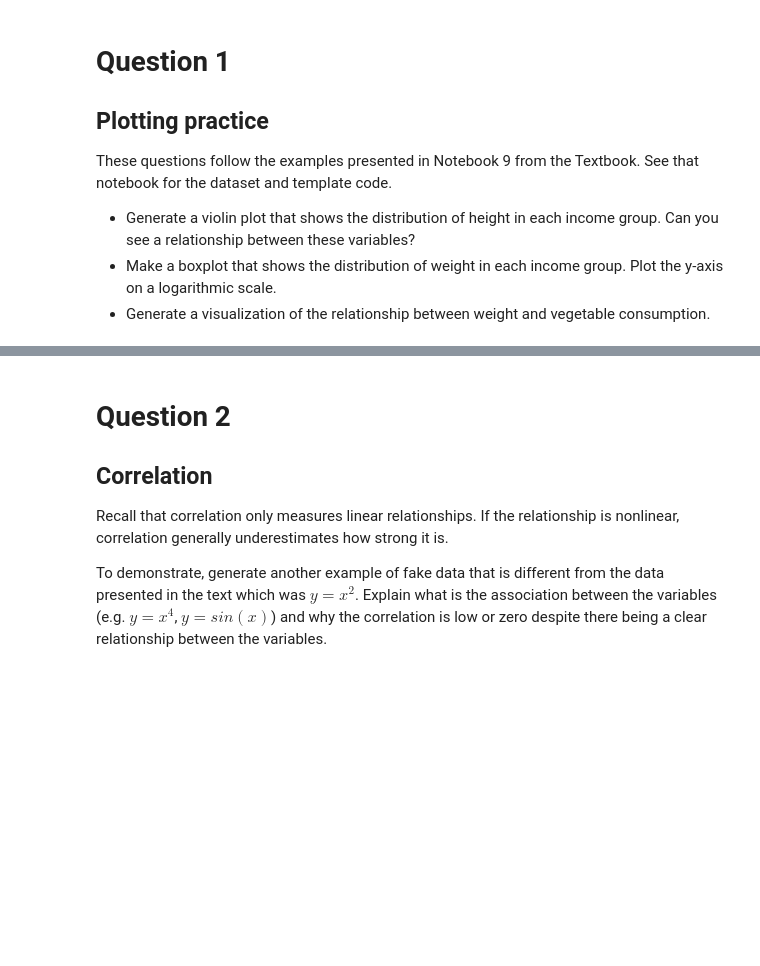
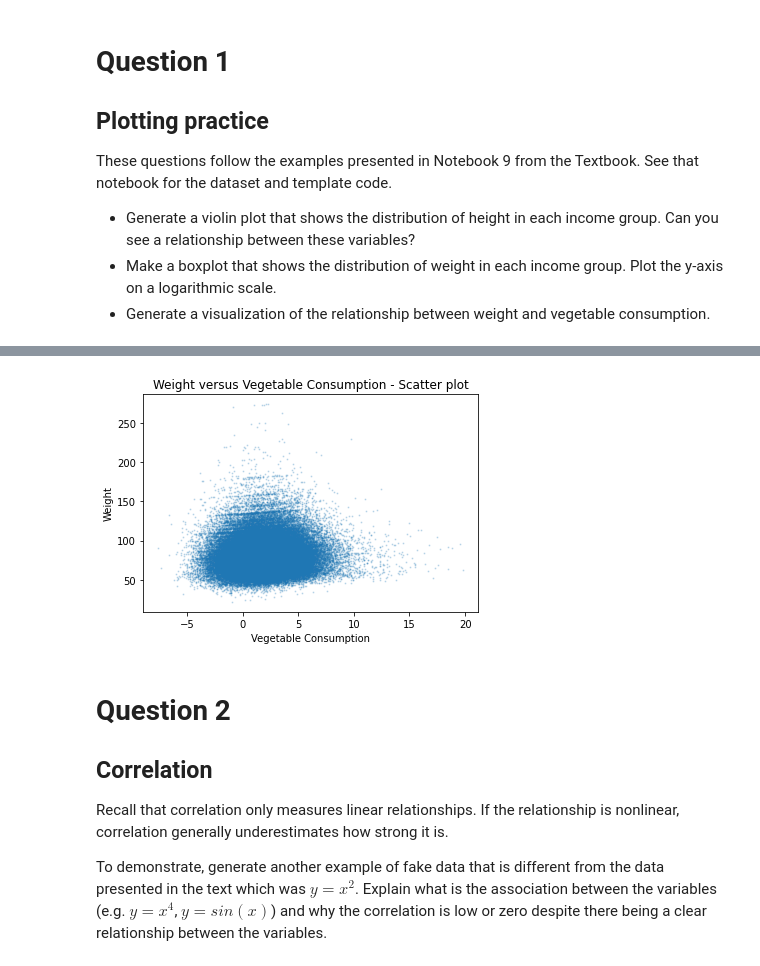
Before and after one commit to Fjx-dylanZ/qtm350, a Jupyter notebook: Homework 3/HW3.ipynb, the cells around one changed output, grey strips where cells are left out. Cells and saved outputs as stored; diff of their text form; code cells hidden in the pictures; blank space fills up the shorter version.

```diff
--- a/Homework 3/HW3.ipynb
+++ b/Homework 3/HW3.ipynb
@@ -11,3 +84,15 @@ These questions follow the examples presented in Notebook 9 from the Textbook. S
+# %%
+noise = np.random.normal(0, 2, size = len(brfss))
+vegetableConsumption_jitter = vegetableConsumption + noise
+weight_jitter = weight + noise
+
+plt.plot(vegetableConsumption_jitter, weight_jitter, 'o', alpha = 0.2, markersize = 1)
+
+plt.xlabel('Vegetable Consumption')
+plt.ylabel('Weight')
+plt.title('Weight versus Vegetable Consumption - Scatter plot');
+# %% [output]
+[figure, added]
 # %% [markdown]
 # Question 2
 ## Correlation
```
Also changed, not shown: parts of 33 cells of this notebook, 8 other files.
